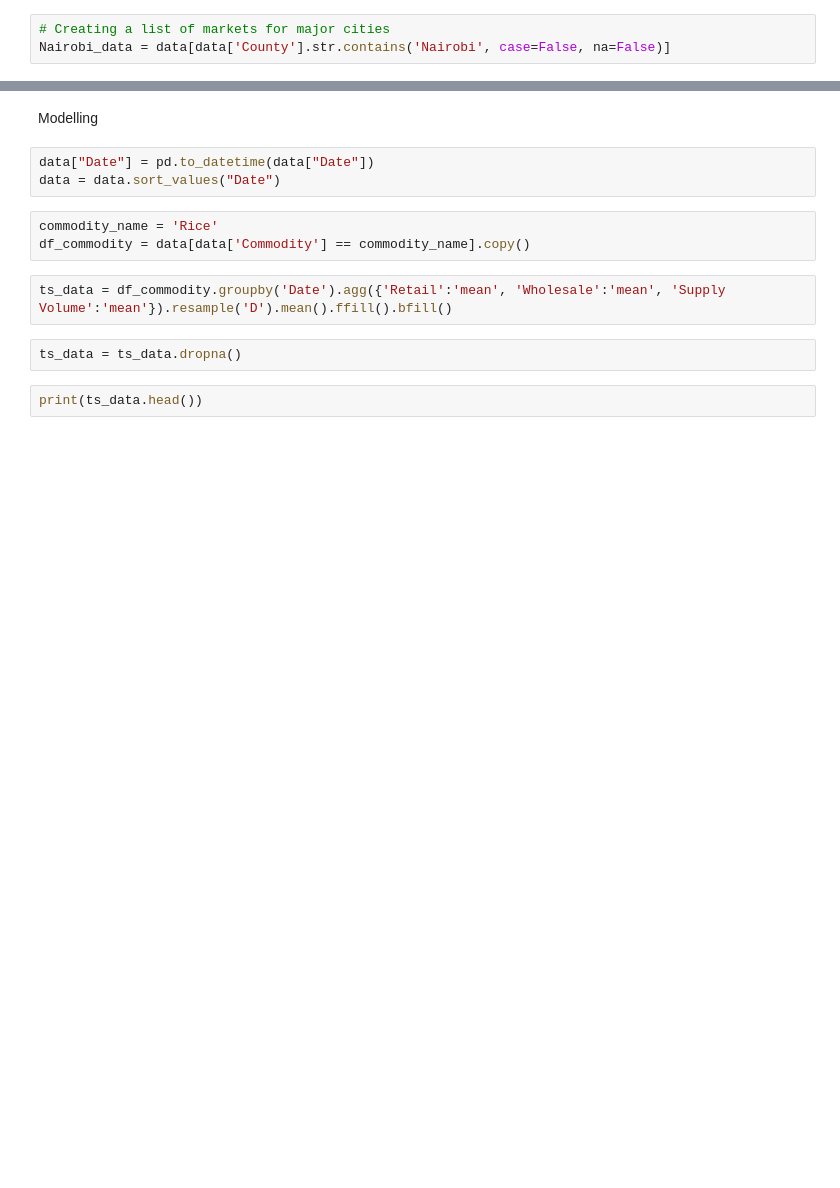
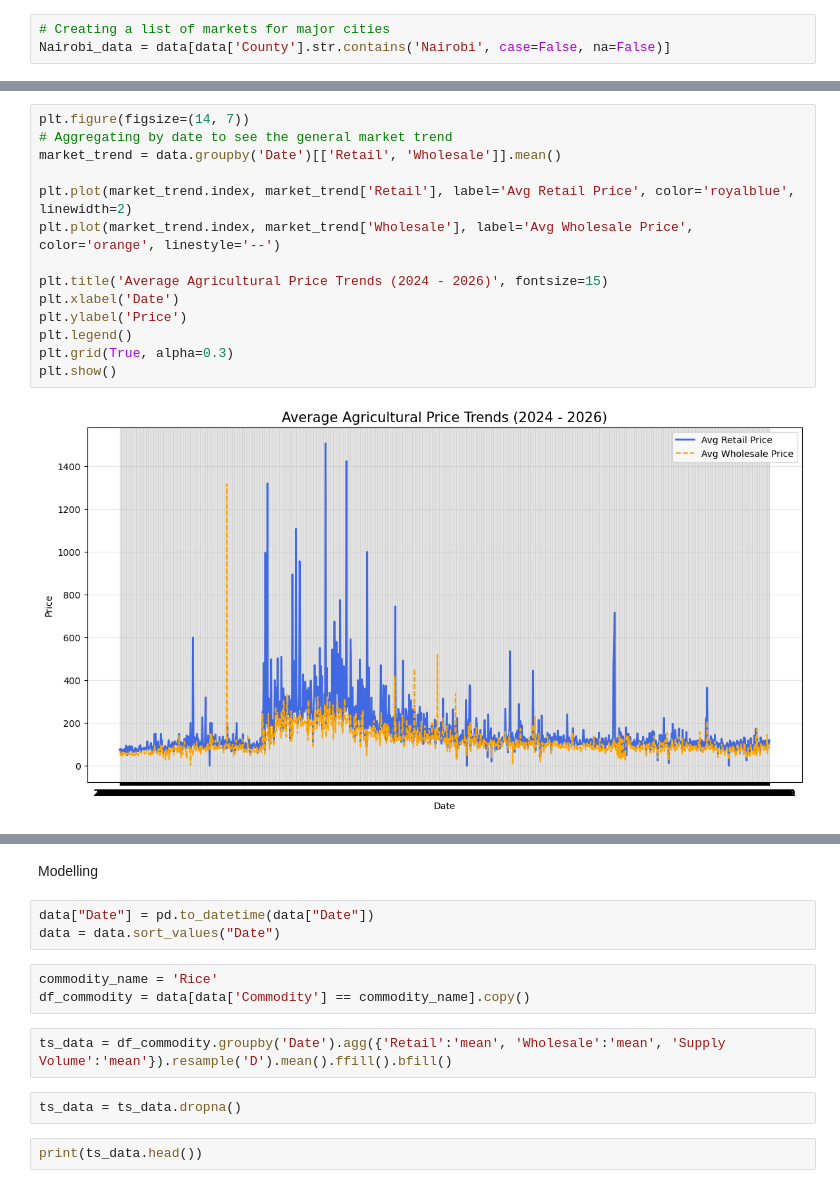
Before and after one commit to Victor-Mufasa/Agricultural-Commodity-Price-Forecasting, a Jupyter notebook: notebook/Sharon.ipynb, the cells around one changed output, grey strips where cells are left out. Drawn from its saved outputs; the diff is of its cells as text; blank space fills up the shorter version.

```diff
--- a/notebook/Sharon.ipynb
+++ b/notebook/Sharon.ipynb
@@ -294,0 +365,16 @@ Nairobi_data = data[data['County'].str.contains('Nairobi', case=False, na=False)
+# %%
+plt.figure(figsize=(14, 7))
+# Aggregating by date to see the general market trend
+market_trend = data.groupby('Date')[['Retail', 'Wholesale']].mean()
+
+plt.plot(market_trend.index, market_trend['Retail'], label='Avg Retail Price', color='royalblue', linewidth=2)
+plt.plot(market_trend.index, market_trend['Wholesale'], label='Avg Wholesale Price', color='orange', linestyle='--')
+
+plt.title('Average Agricultural Price Trends (2024 - 2026)', fontsize=15)
+plt.xlabel('Date')
+plt.ylabel('Price')
+plt.legend()
+plt.grid(True, alpha=0.3)
+plt.show()
+# %% [output]
+[figure, added]
```
Also changed, not shown: parts of 19 cells of this notebook.
